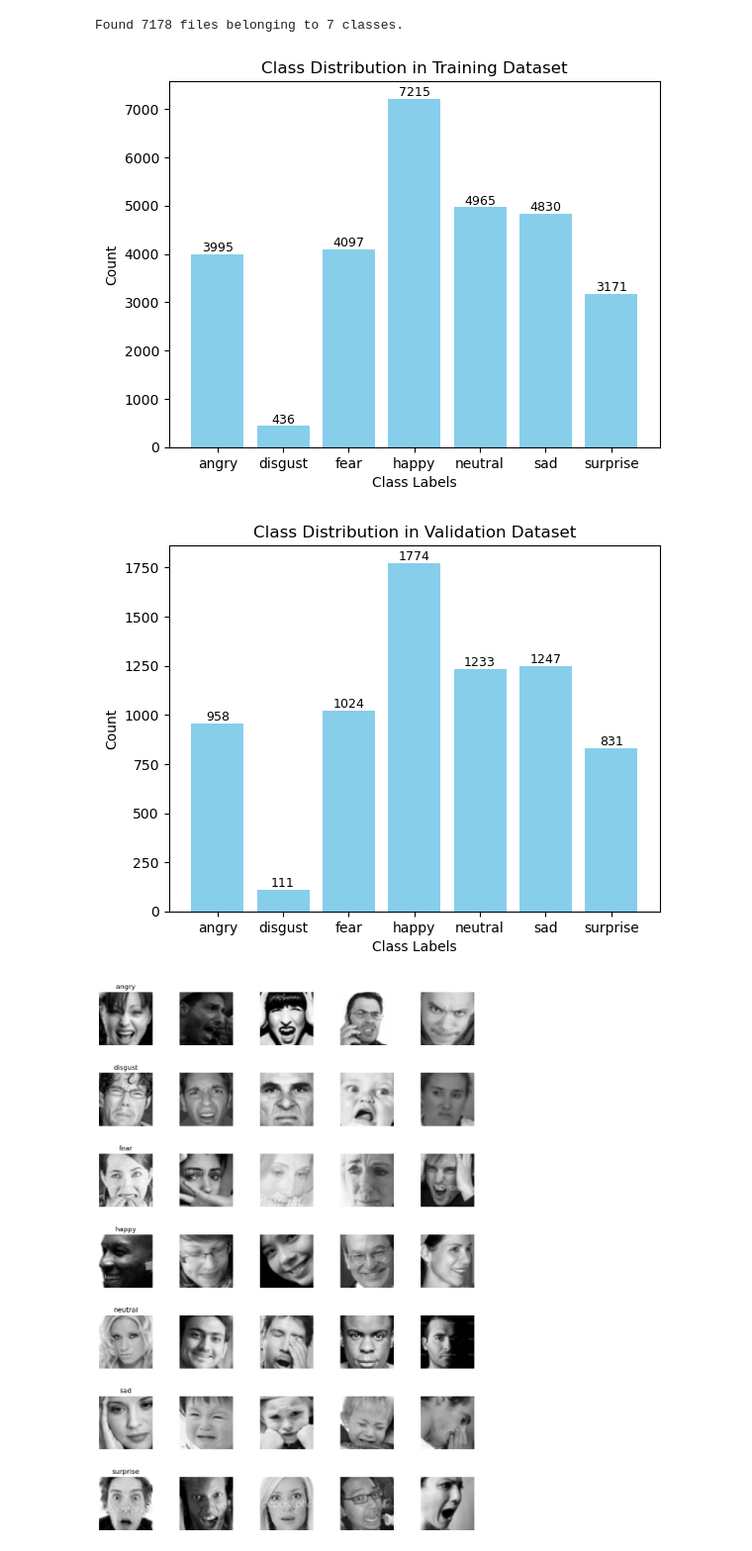
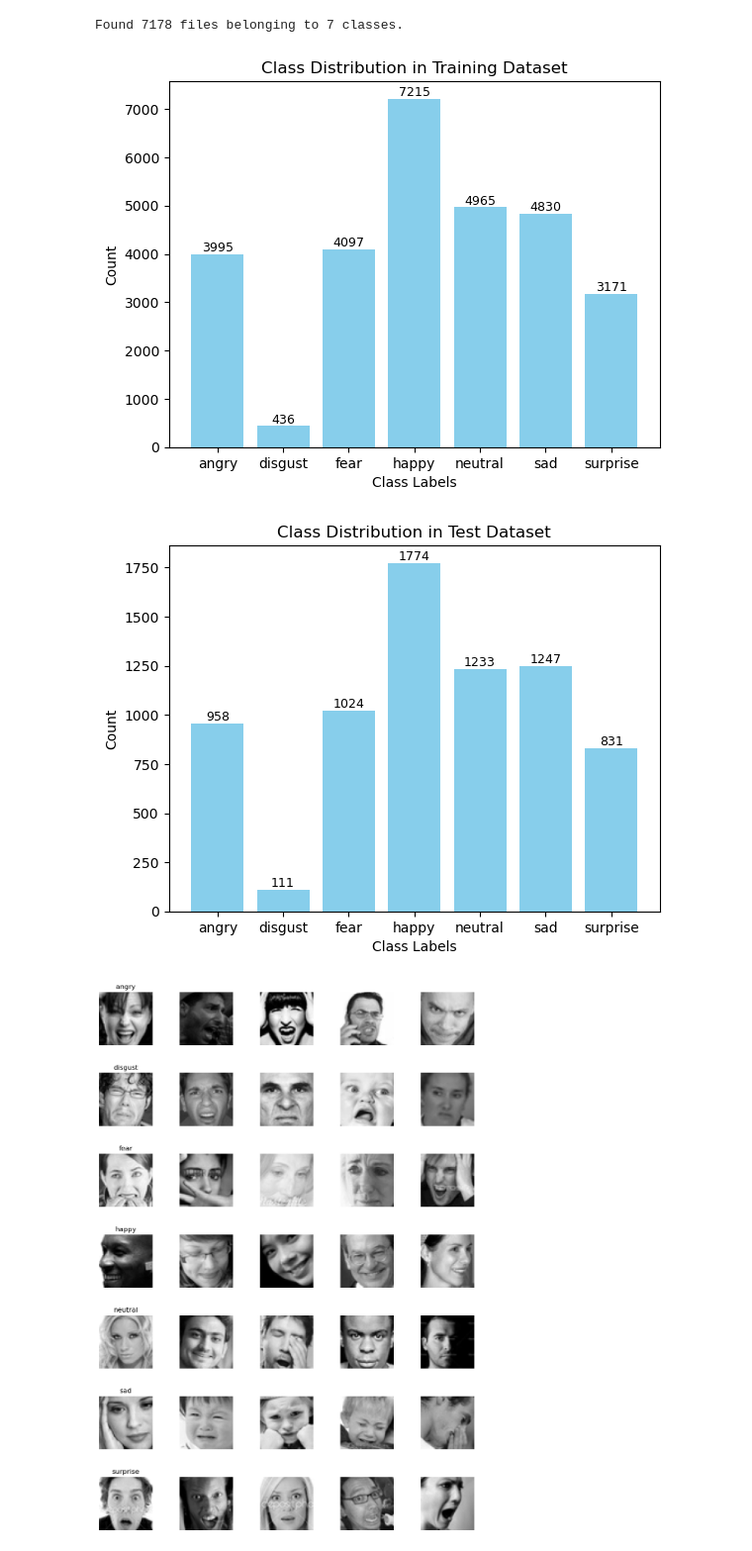
Before and after one commit to Janjanhsu/COMP258_GroupProject, a Jupyter notebook: Data Exploration.ipynb, the cells around one changed output. Shown: that part at 99% size. Drawn from its saved outputs; the diff is of its cells as text; code cells hidden in the pictures.

```diff
--- a/Data Exploration.ipynb
+++ b/Data Exploration.ipynb
@@ -34,33 +34,33 @@ Found 7178 files belonging to 7 classes.
 # %%
 def plot_distribution(dataset, title, class_names):
     labels = []
     for _, label in dataset:
         labels.append(label.numpy())  # Append the scalar value
 
     unique, counts = np.unique(labels, return_counts=True)
 
     # Convert unique class indices to class names
     unique_names = [class_names[int(i)] for i in unique]
 
     # Create the bar chart
     plt.bar(unique_names, counts, color='skyblue')
     plt.xlabel("Class Labels")
     plt.ylabel("Count")
     plt.title(title)
 
     # Add text on top of each bar
     for i, count in enumerate(counts):
         plt.text(i, count + 1, str(count), ha='center', va='bottom', fontsize=9)
 
     plt.show()
 
 # Plot initial class distribution with class names
 class_names = ['angry', 'disgust', 'fear', 'happy', 'neutral', 'sad', 'surprise']
 plot_distribution(train_data, "Class Distribution in Training Dataset", class_names)
-plot_distribution(test_data, "Class Distribution in Validation Dataset", class_names)
+plot_distribution(test_data, "Class Distribution in Test Dataset", class_names)
 # %% [output]
 [figure]
-[figure, old version]
+[figure, new version]
 # %%
 def plot_images_by_class(dataset, class_names, num_images_per_class=5):
     """
```
